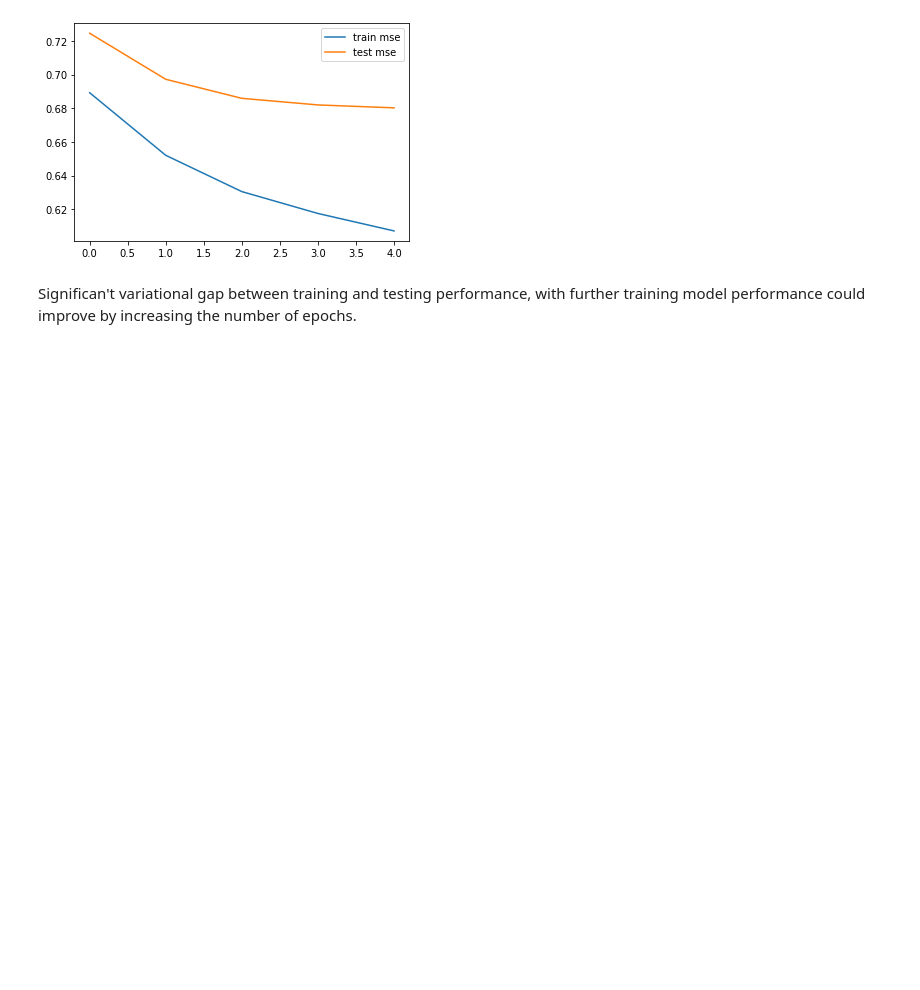
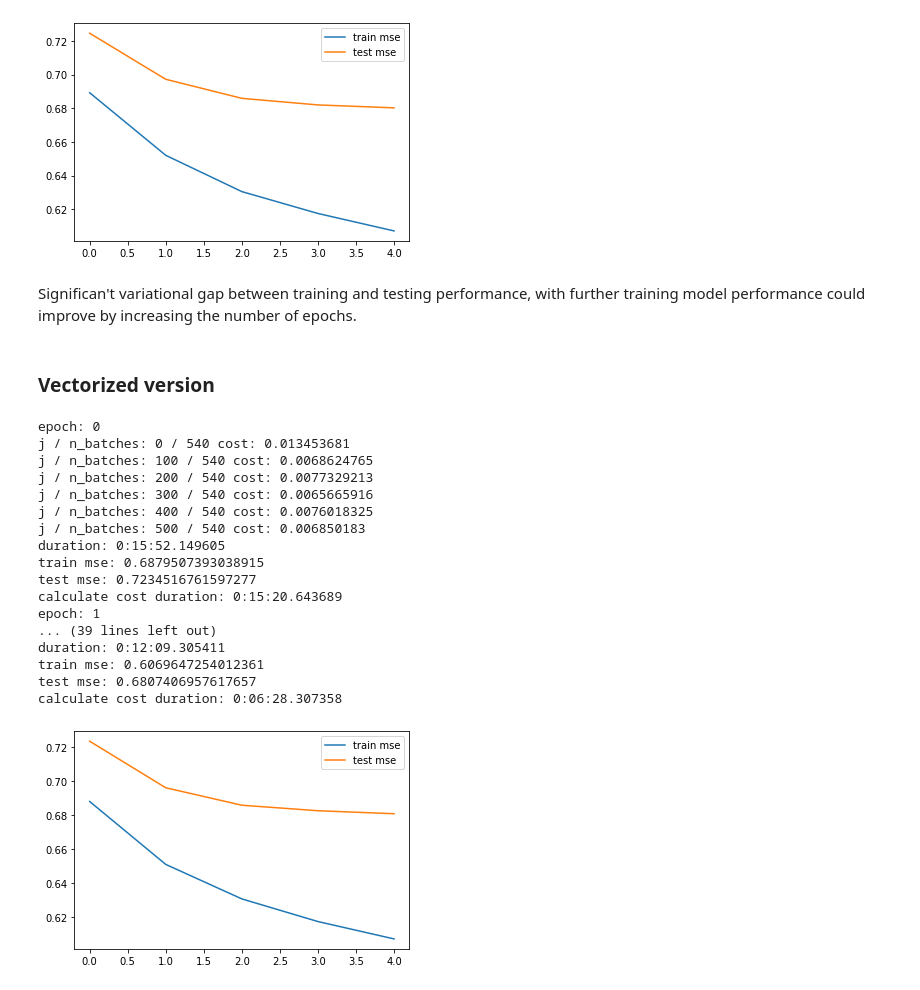
Before and after one commit to chrisjcc/DataInsight, a Jupyter notebook: Recommender_Systems/restricted_boltzmann_machine.ipynb, the cells around one changed output. Saved outputs shown, nothing was run; the diff lists cells and outputs as text; code cells hidden in the pictures; blank space fills up the shorter version.

Commit message:
adding version of RBM estimator that relies on vectorization and runs faster

```diff
--- a/Recommender_Systems/restricted_boltzmann_machine.ipynb
+++ b/Recommender_Systems/restricted_boltzmann_machine.ipynb
@@ -310,3 +310,5 @@ calculate cost duration: 0:13:15.107252
 [figure]
 # %% [markdown]
 Significan't variational gap between training and testing performance, with further training model performance could improve by increasing the number of epochs.
+# %% [markdown]
+### Vectorized version
@@ -312,0 +508,32 @@ Significan't variational gap between training and testing performance, with furt
+# %%
+N, D = data_train.shape # N: number of users, D: input feature size
+# %%
+# set parameters
+M = 50 # hidden size
+K = 10 # number of ratings
+
+# RBM model (D, M, K)
+rbm = RBM(D, M, K)
+# %%
+# train model
+rbm.fit(data_train, data_test,
+        epochs=5, batch_sz=256)
+# %% [output]
+epoch: 0
+j / n_batches: 0 / 540 cost: 0.013453681
+j / n_batches: 100 / 540 cost: 0.0068624765
+j / n_batches: 200 / 540 cost: 0.0077329213
+j / n_batches: 300 / 540 cost: 0.0065665916
+j / n_batches: 400 / 540 cost: 0.0076018325
+j / n_batches: 500 / 540 cost: 0.006850183
+duration: 0:15:52.149605
+train mse: 0.6879507393038915
+test mse: 0.7234516761597277
+calculate cost duration: 0:15:20.643689
+epoch: 1
+... (39 lines left out)
+duration: 0:12:09.305411
+train mse: 0.6069647254012361
+test mse: 0.6807406957617657
+calculate cost duration: 0:06:28.307358
+[figure, added]
```
Also changed, not shown: parts of 2 cells of this notebook.
